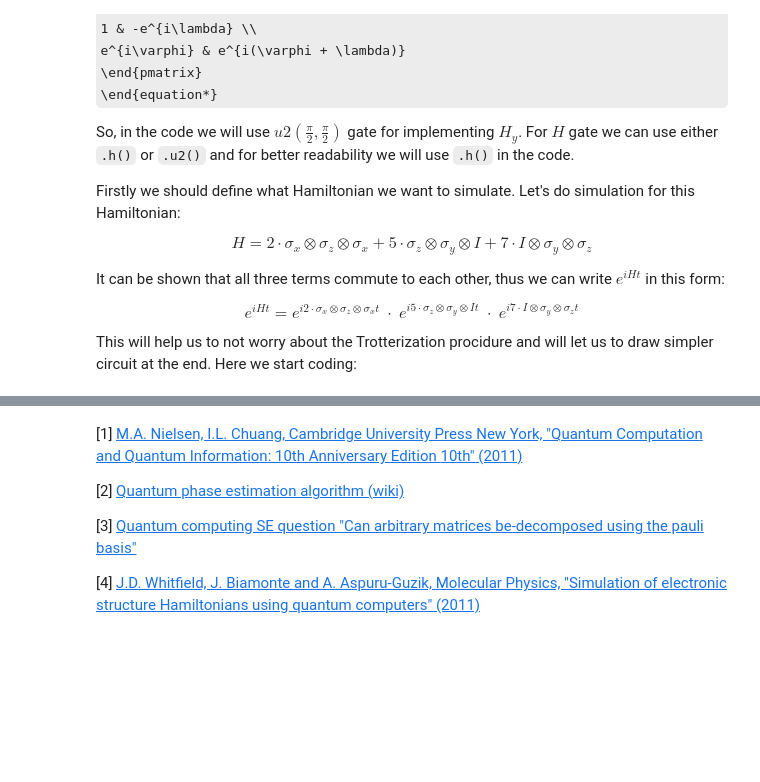
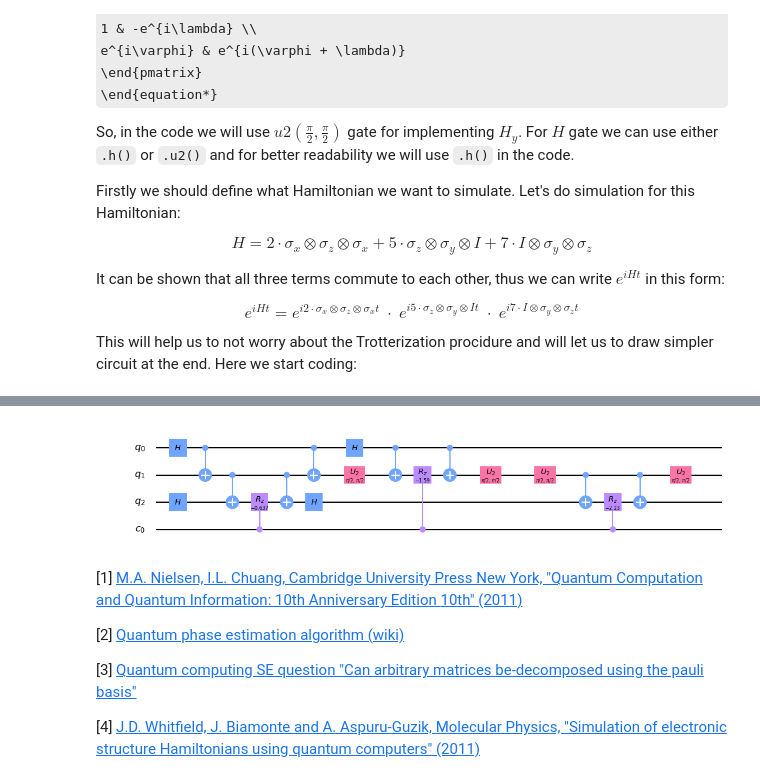
Before and after one commit to DavitKhach/quantum-algorithms-tutorials, a Jupyter notebook: Hamiltonian_simulation.ipynb, the cells around one changed output, grey strips where cells are left out. Saved outputs shown, nothing was run; the diff lists cells and outputs as text; code cells hidden in the pictures; some formulas as TeX source; blank space fills up the shorter version.

```diff
--- a/Hamiltonian_simulation.ipynb
+++ b/Hamiltonian_simulation.ipynb
@@ -246,3 +319,12 @@ def exp_pauli(pauli, circuit, quantum_register,
+# %%
+# now the controlled version of the same circuit
+quantum_register = QuantumRegister(3, 'q')
+control_qubit = QuantumRegister(1, 'c')
+control_circuit = hamiltonian_simulation(hamiltonian, quantum_register,
+                                 control_qubit[0], t=1/(2*np.pi))
+control_circuit.draw(output="mpl")
+# %% [output]
+[figure, added]
 # %% [markdown]
 [1] [M.A. Nielsen, I.L. Chuang, Cambridge University Press New York, "Quantum Computation and Quantum Information: 10th Anniversary Edition
 10th" (2011)](https://www.cambridge.org/am/academic/subjects/physics/quantum-physics-quantum-information-and-quantum-computation/quantum-computation-and-quantum-information-10th-anniversary-edition?format=HB)
```
Also changed, not shown: parts of 7 cells of this notebook.
